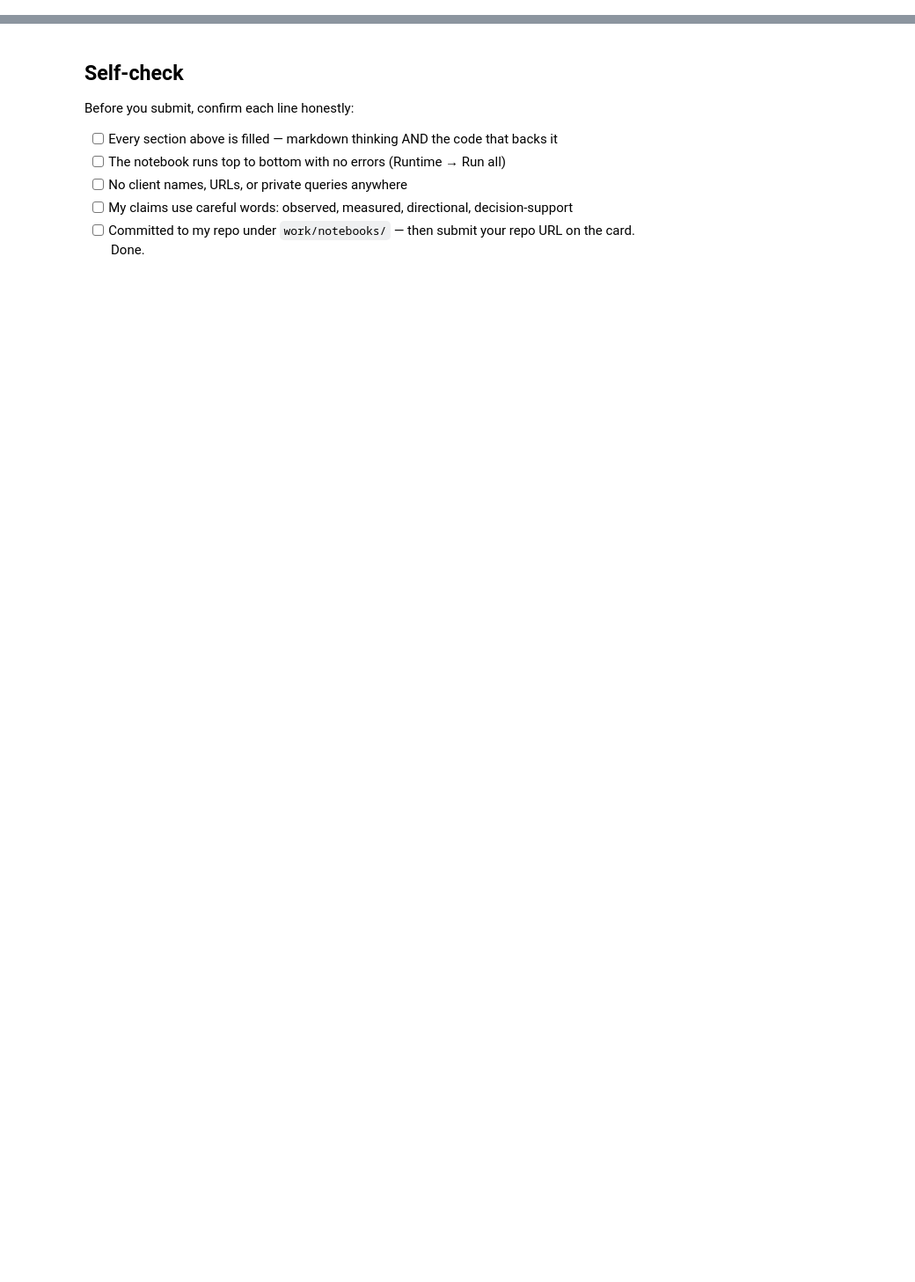
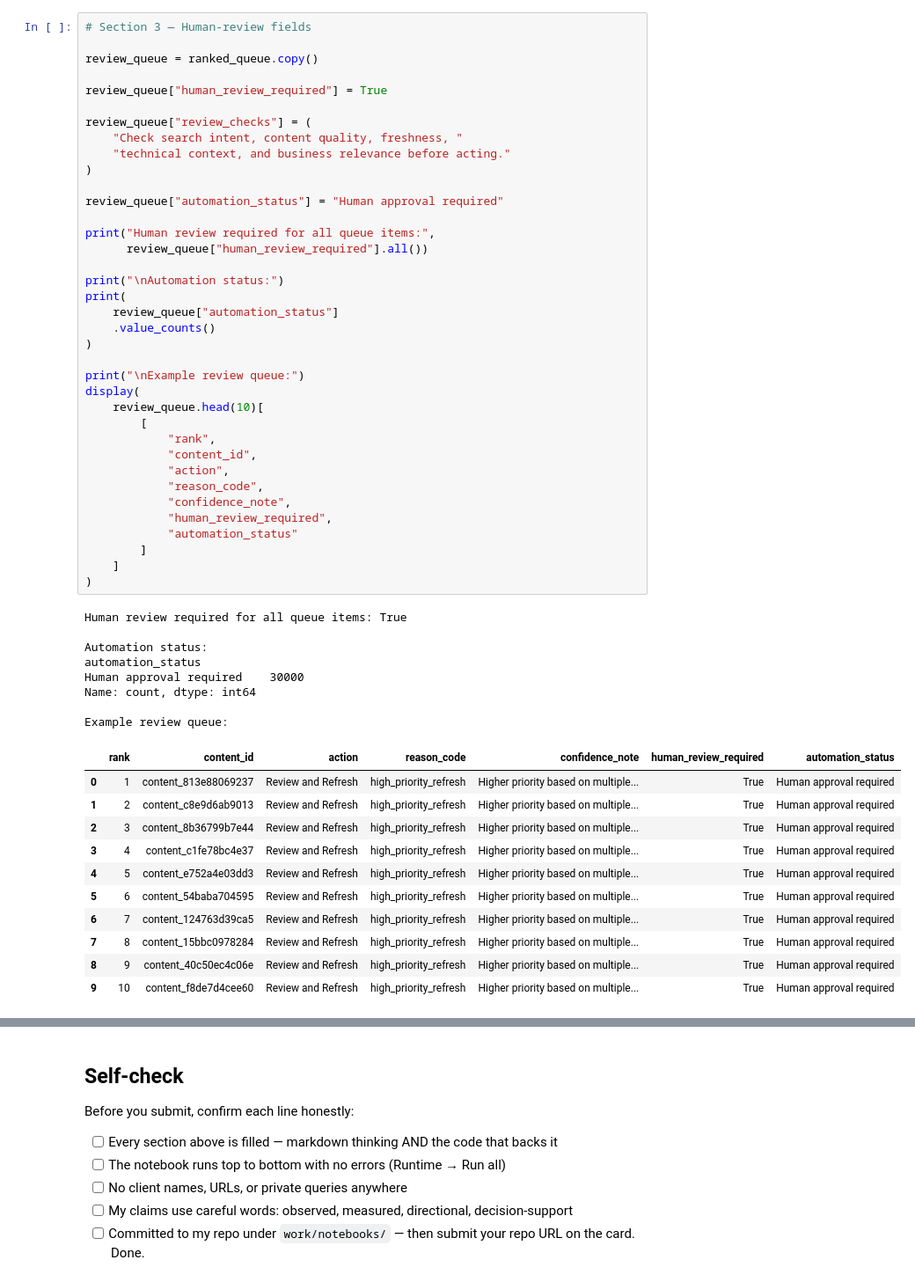
Before and after one commit to FlyRank-Internship/week1-flyrank-ml-internship-starter, a Jupyter notebook: work/notebooks/w07_action_playbook.ipynb, the cells around one changed output, grey strips where cells are left out. Shown at 88% size. Cells and saved outputs as stored; diff of their text form; blank space fills up the shorter version.

```diff
--- a/work/notebooks/w07_action_playbook.ipynb
+++ b/work/notebooks/w07_action_playbook.ipynb
@@ -43,0 +423,57 @@ This skeleton is yours to fill. Work the sections **in order** — each one has
+# %%
+# Section 3 — Human-review fields
+
+review_queue = ranked_queue.copy()
+
+review_queue["human_review_required"] = True
+
+review_queue["review_checks"] = (
+    "Check search intent, content quality, freshness, "
+    "technical context, and business relevance before acting."
+)
+
+review_queue["automation_status"] = "Human approval required"
+
+print("Human review required for all queue items:",
+      review_queue["human_review_required"].all())
+
+print("\nAutomation status:")
+print(
+    review_queue["automation_status"]
+    .value_counts()
+)
+
+print("\nExample review queue:")
+display(
+    review_queue.head(10)[
+        [
+            "rank",
+            "content_id",
+            "action",
+            "reason_code",
+            "confidence_note",
+            "human_review_required",
+            "automation_status"
+        ]
+    ]
+)
+# %% [output]
+Human review required for all queue items: True
+
+Automation status:
+automation_status
+Human approval required    30000
+Name: count, dtype: int64
+
+Example review queue:
+|  | rank | content_id | action | reason_code | confidence_note | human_review_required | automation_status |
+| 0 | 1 | content_813e88069237 | Review and Refresh | high_priority_refresh | Higher priority based on multiple... | True | Human approval required |
+| 1 | 2 | content_c8e9d6ab9013 | Review and Refresh | high_priority_refresh | Higher priority based on multiple... | True | Human approval required |
+| 2 | 3 | content_8b36799b7e44 | Review and Refresh | high_priority_refresh | Higher priority based on multiple... | True | Human approval required |
+| 3 | 4 | content_c1fe78bc4e37 | Review and Refresh | high_priority_refresh | Higher priority based on multiple... | True | Human approval required |
+| 4 | 5 | content_e752a4e03dd3 | Review and Refresh | high_priority_refresh | Higher priority based on multiple... | True | Human approval required |
+| 5 | 6 | content_54baba704595 | Review and Refresh | high_priority_refresh | Higher priority based on multiple... | True | Human approval required |
+| 6 | 7 | content_124763d39ca5 | Review and Refresh | high_priority_refresh | Higher priority based on multiple... | True | Human approval required |
+| 7 | 8 | content_15bbc0978284 | Review and Refresh | high_priority_refresh | Higher priority based on multiple... | True | Human approval required |
+| 8 | 9 | content_40c50ec4c06e | Review and Refresh | high_priority_refresh | Higher priority based on multiple... | True | Human approval required |
+| 9 | 10 | content_f8de7d4cee60 | Review and Refresh | high_priority_refresh | Higher priority based on multiple... | True | Human approval required |
```
Also changed, not shown: parts of 22 cells of this notebook.
